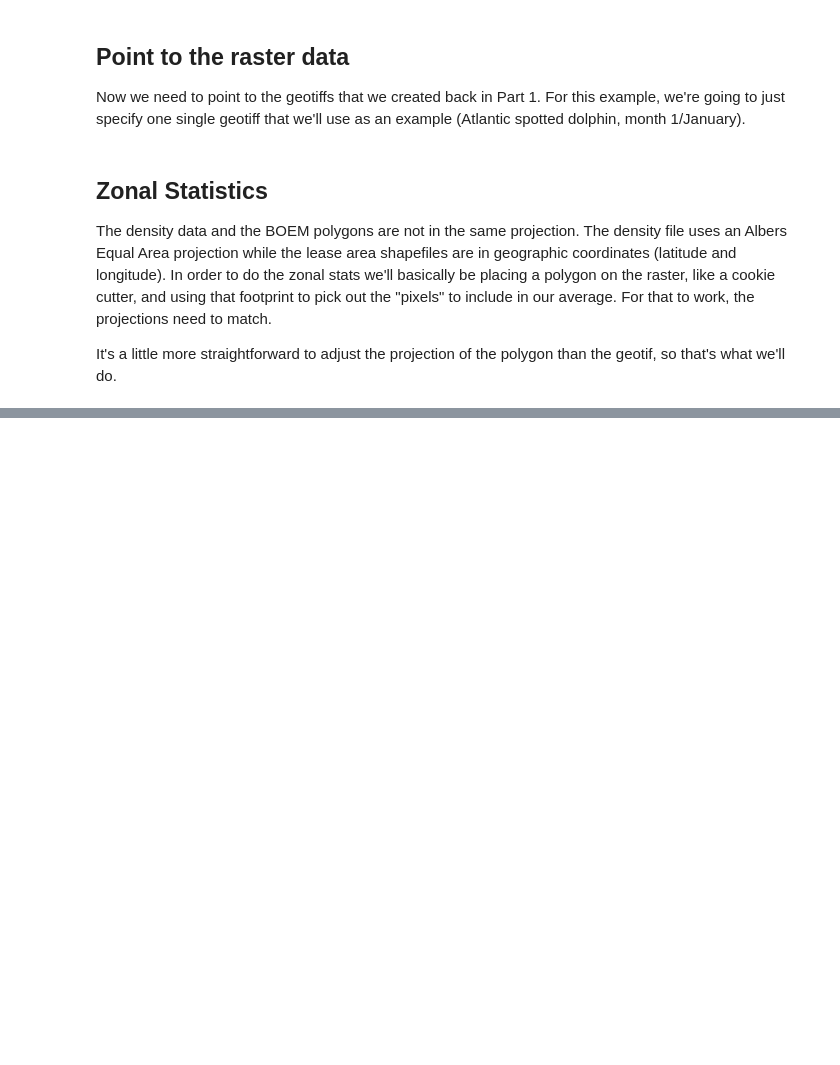
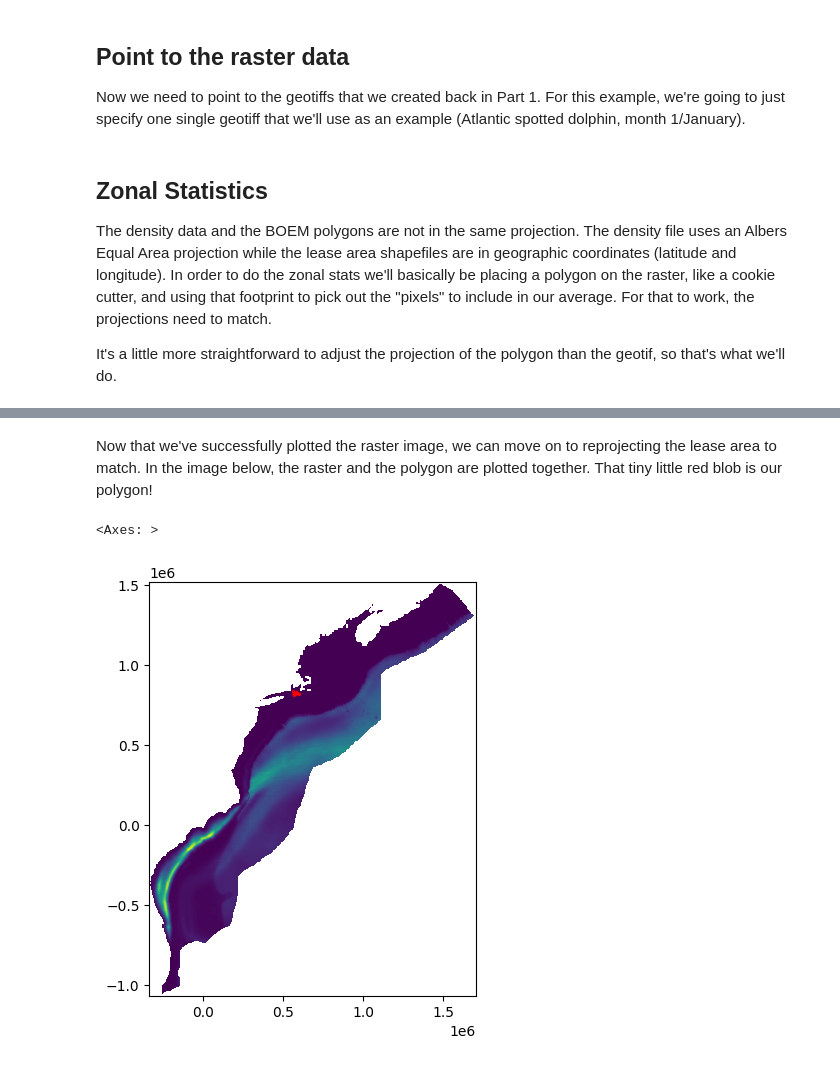
Before and after one commit to Waveform-Analytics/wa_density_demo, a Jupyter notebook: notebooks/Part2_Animal_Density_Demo.ipynb, the cells around one changed output, grey strips where cells are left out. Saved outputs shown, nothing was run; the diff lists cells and outputs as text; code cells hidden in the pictures; blank space fills up the shorter version.

```diff
--- a/notebooks/Part2_Animal_Density_Demo.ipynb
+++ b/notebooks/Part2_Animal_Density_Demo.ipynb
@@ -146,0 +86,16 @@ with rasterio.open(raster_file_path) as raster_src:
+# %% [markdown]
+Now that we've successfully plotted the raster image, we can move on to reprojecting the lease area to match. In the image below, the raster and the polygon are plotted together. That tiny little red blob is our polygon!
+# %%
+# Now reproject the lease area to match the raster data
+gdf_lease_area_reprojected = gdf_lease_areas.to_crs(raster_crs)
+
+# Select only the polygon corresponding to the current selection
+gdf_selected = gdf_lease_area_reprojected[gdf_lease_area_reprojected['LEASE_NU_1'] == lease_area_selection]
+
+# Plot the raster with the polygon
+fig, ax = plt.subplots(constrained_layout=True)
+show(raster_img_masked, ax=ax, transform=raster_src.transform, cmap=cmap, adjust='linear')
+gdf_selected.plot(ax=ax, facecolor='none', edgecolor='red', linewidth=2, linestyle='--')
+# %% [output]
+<Axes: >
+[figure, added]
```
Also changed, not shown: parts of 17 cells of this notebook.
